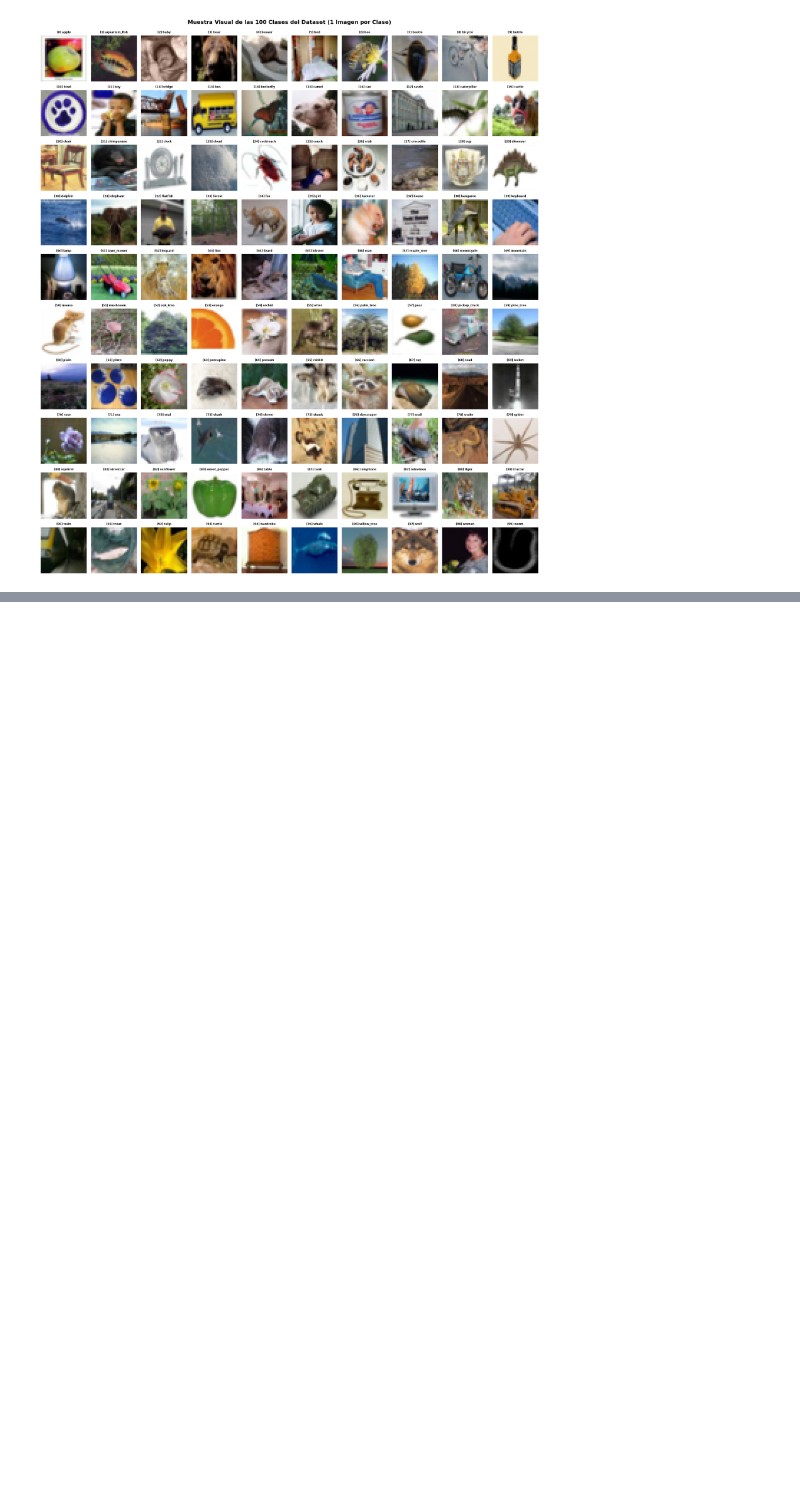
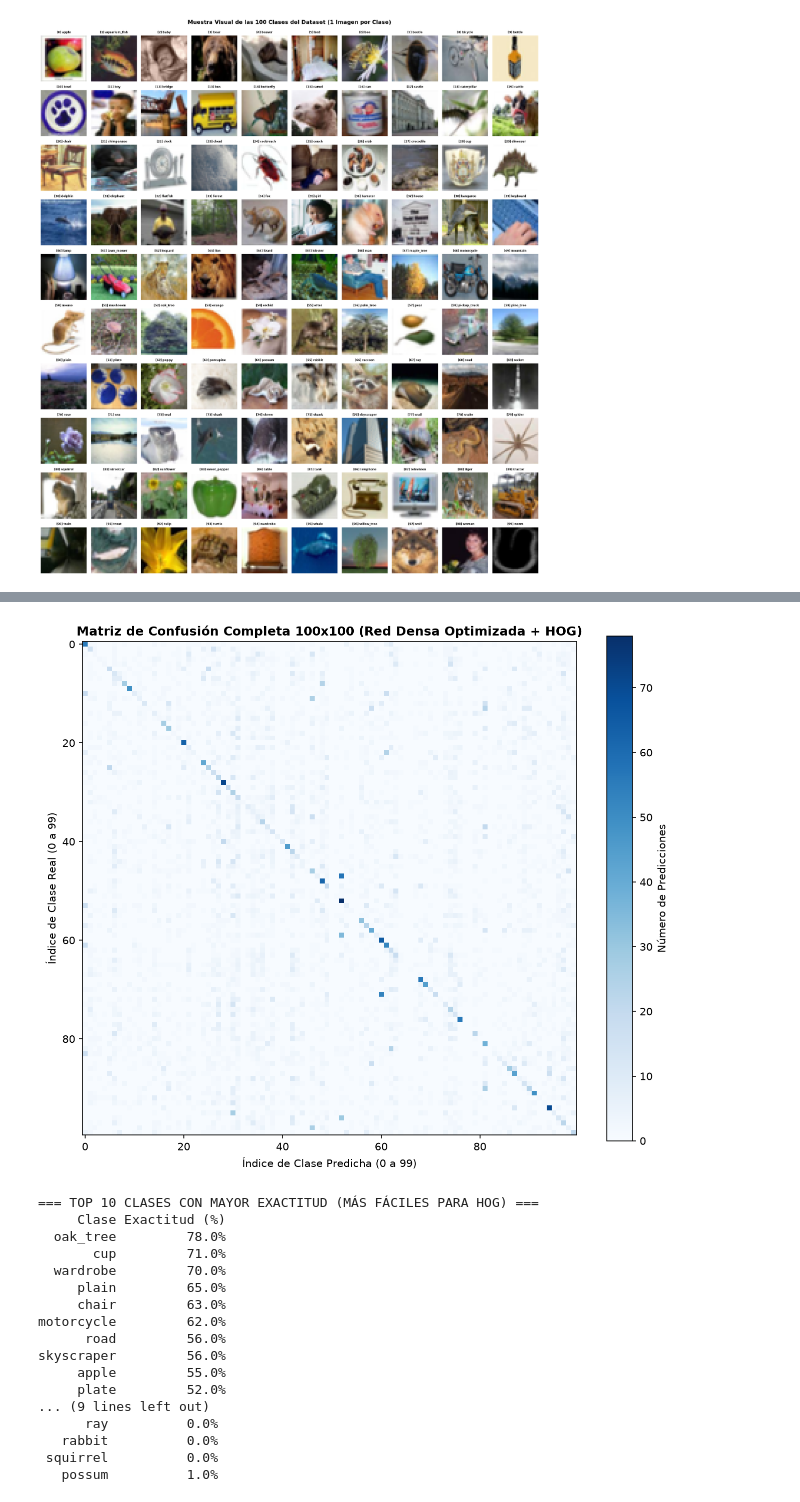
Before and after one commit to Xinger28/Inteligencia_Artificial, a Jupyter notebook: Laboratorios/Laboratorio6/Laboratorio5pytorch.ipynb, the cells around one changed output, grey strips where cells are left out. Drawn from its saved outputs; the diff is of its cells as text; code cells hidden in the pictures; blank space fills up the shorter version.

```diff
--- a/Laboratorios/Laboratorio6/Laboratorio5pytorch.ipynb
+++ b/Laboratorios/Laboratorio6/Laboratorio5pytorch.ipynb
@@ -605,3 +536,56 @@ skyscraper         56.0%
+# %%
+# ==============================================================================
+# MATRIZ DE CONFUSIÓN COMPLETA Y ANÁLISIS DE RENDIMIENTO POR CLASE
+# ==============================================================================
+cm_100 = confusion_matrix(all_targets, pred_labels, labels=range(num_classes))
+
+plt.figure(figsize=(9, 7.5), dpi=150)
+plt.imshow(cm_100, interpolation='nearest', cmap=plt.cm.Blues)
+plt.title(f'Matriz de Confusión Completa {num_classes}x{num_classes} (Red Densa Optimizada + HOG)', fontsize=12, fontweight='bold')
+plt.colorbar(label='Número de Predicciones')
+plt.xlabel(f'Índice de Clase Predicha (0 a {num_classes-1})', fontsize=10)
+plt.ylabel(f'Índice de Clase Real (0 a {num_classes-1})', fontsize=10)
+plt.tight_layout()
+plt.show()
+
+# Análisis de Clases: Más Fáciles vs Más Difíciles
+acc_por_clase = cm_100.diagonal() / np.maximum(cm_100.sum(axis=1), 1) * 100
+indices_ordenados = np.argsort(acc_por_clase)
+top_k_show = min(10, num_classes // 2) if num_classes >= 4 else num_classes
+
+df_mejores = pd.DataFrame({
+    'Clase': [clases[i] for i in indices_ordenados[-top_k_show:][::-1]],
+    'Exactitud (%)': [f'{acc_por_clase[i]:.1f}%' for i in indices_ordenados[-top_k_show:][::-1]]
+})
+
+df_peores = pd.DataFrame({
+    'Clase': [clases[i] for i in indices_ordenados[:top_k_show]],
+    'Exactitud (%)': [f'{acc_por_clase[i]:.1f}%' for i in indices_ordenados[:top_k_show]]
+})
+
+print(f'=== TOP {top_k_show} CLASES CON MAYOR EXACTITUD (MÁS FÁCILES PARA HOG) ===')
+print(df_mejores.to_string(index=False))
+print(f'\n=== TOP {top_k_show} CLASES CON MENOR EXACTITUD (MÁS DIFÍCILES) ===')
+print(df_peores.to_string(index=False))
+# %% [output]
+[figure, added]
+=== TOP 10 CLASES CON MAYOR EXACTITUD (MÁS FÁCILES PARA HOG) ===
+     Clase Exactitud (%)
+  oak_tree         78.0%
+       cup         71.0%
+  wardrobe         70.0%
+     plain         65.0%
+     chair         63.0%
+motorcycle         62.0%
+      road         56.0%
+skyscraper         56.0%
+     apple         55.0%
+     plate         52.0%
+... (9 lines left out)
+      ray          0.0%
+   rabbit          0.0%
+ squirrel          0.0%
+   possum          1.0%
 # %%
 # ==============================================================================
 # VALIDACIÓN Y DEMOSTRACIÓN CON AL MENOS 100 PREDICCIONES (REQUISITO DEL ENUNCIADO)
```
Also changed, not shown: parts of 21 cells of this notebook, 7 other files.
